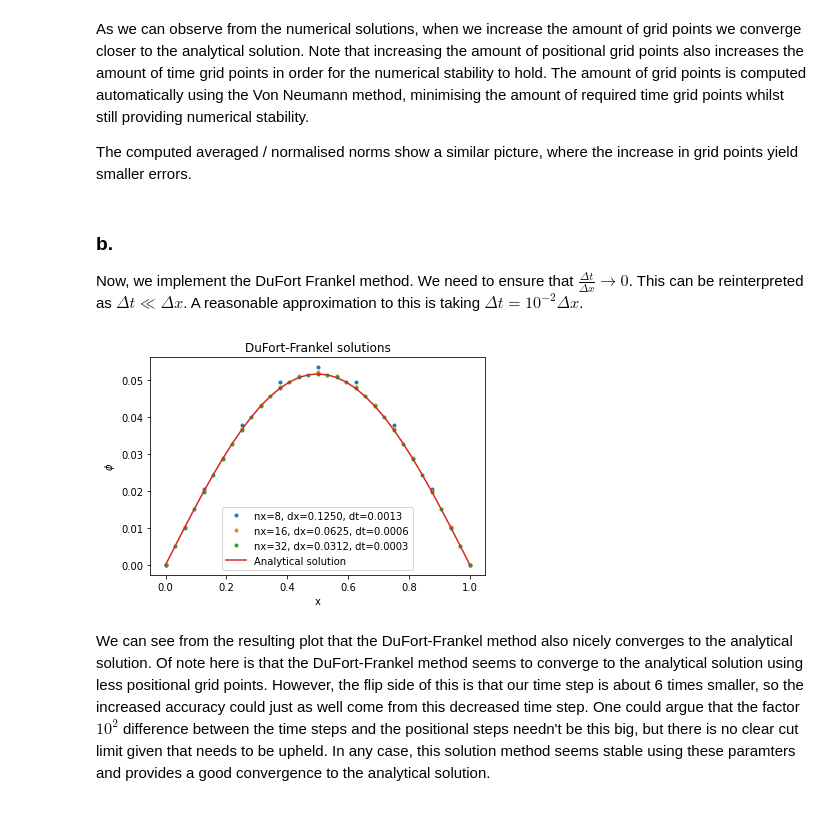
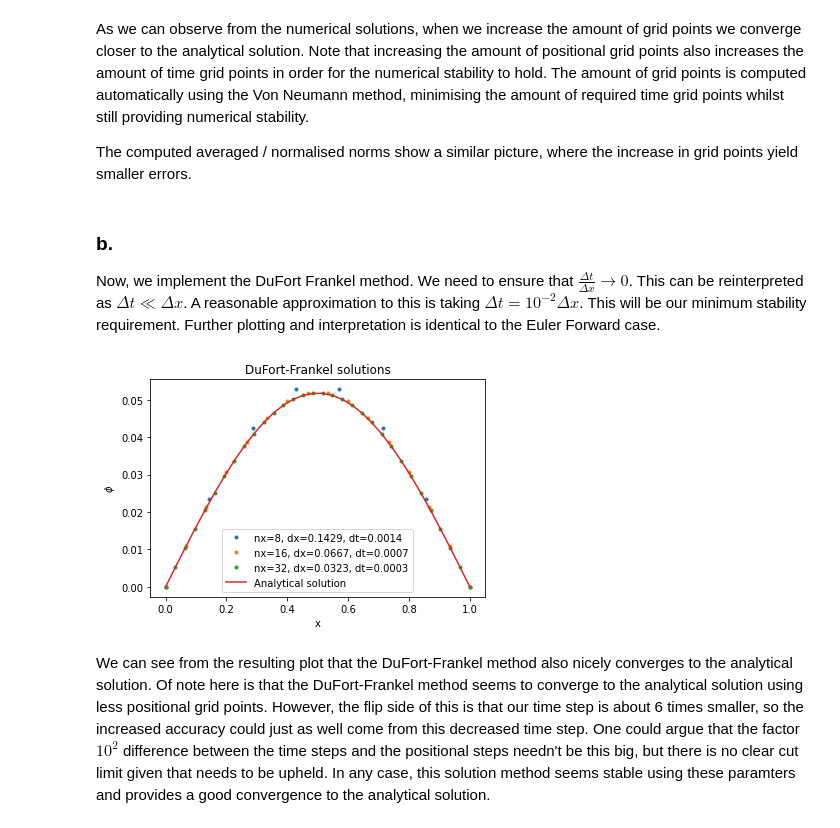
Before and after one commit to KevoSoftworks/mathematical_and_numerical_physics, a Jupyter notebook: hw1.ipynb, the cells around one changed output. Saved outputs shown, nothing was run; the diff lists cells and outputs as text; code cells hidden in the pictures.

```diff
--- a/hw1.ipynb
+++ b/hw1.ipynb
@@ -34,8 +34,8 @@ err = lambda num, ana: num - ana
 
 # Compute the solution for all given grid points in x
 for nx in steps:
-    nt = EulerForward1D.stable_time_steps(x, t, nx, M, nx_as_interval=True)
-    ef = EulerForward1D(xbounds = x, tbounds = t, nx = nx, nt = nt, ic = ic, M = M, nx_as_interval=True)
+    nt = EulerForward1D.stable_time_steps(x, t, nx, M)
+    ef = EulerForward1D(xbounds = x, tbounds = t, nx = nx, nt = nt, ic = ic, M = M)
 
     solution = ef.fullsolve()
     error = err(solution, ana(ef.x, t[1]))
@@ -67,24 +67,24 @@ As we can observe from the numerical solutions, when we increase the amount of g
 The computed averaged / normalised norms show a similar picture, where the increase in grid points yield smaller errors.
 # %% [markdown]
 ### b.
-Now, we implement the DuFort Frankel method. We need to ensure that $\frac{\Delta t}{\Delta x} \rightarrow 0$. This can be reinterpreted as $\Delta t \ll \Delta x$. A reasonable approximation to this is taking $\Delta t = 10^{-2} \Delta x$.
+Now, we implement the DuFort Frankel method. We need to ensure that $\frac{\Delta t}{\Delta x} \rightarrow 0$. This can be reinterpreted as $\Delta t \ll \Delta x$. A reasonable approximation to this is taking $\Delta t = 10^{-2} \Delta x$. This will be our minimum stability requirement. Further plotting and interpretation is identical to the Euler Forward case.
 # %%
 # Compute the solution for the various given grid steps
 for nx in steps:
-    nt = DuFortFrankel1D.stable_time_steps(x, t, nx, nx_as_interval=True)
-    dff = DuFortFrankel1D(xbounds = x, tbounds = t, nx = nx, nt = nt, ic = ic, M = M, nx_as_interval=True)
+    nt = DuFortFrankel1D.stable_time_steps(x, t, nx)
+    dff = DuFortFrankel1D(xbounds = x, tbounds = t, nx = nx, nt = nt, ic = ic, M = M)
     dff.fullsolve()
 
     plt.plot(dff.x, dff.solution, '.', label=f"nx={nx}, dx={dff.dx:.4f}, dt={dff.dt:.4f}")
 
 # Plot the results
 plt.plot(ef.x, ana(ef.x, t[1]), label="Analytical solution")
 plt.legend()
 plt.xlabel("x")
 plt.ylabel(r"$\phi$")
 plt.title("DuFort-Frankel solutions");
 # %% [output]
-[figure, old version]
+[figure, new version]
 # %% [markdown]
 We can see from the resulting plot that the DuFort-Frankel method also nicely converges to the analytical solution. Of note here is that the DuFort-Frankel method seems to converge to the analytical solution using less positional grid points. However, the flip side of this is that our time step is about 6 times smaller, so the increased accuracy could just as well come from this decreased time step. One could argue that the factor $10^{2}$ difference between the time steps and the positional steps needn't be this big, but there is no clear cut limit given that needs to be upheld. In any case, this solution method seems stable using these paramters and provides a good convergence to the analytical solution.
 # %% [markdown]
```
Also changed, not shown: parts of 9 cells of this notebook, 1 other file.
